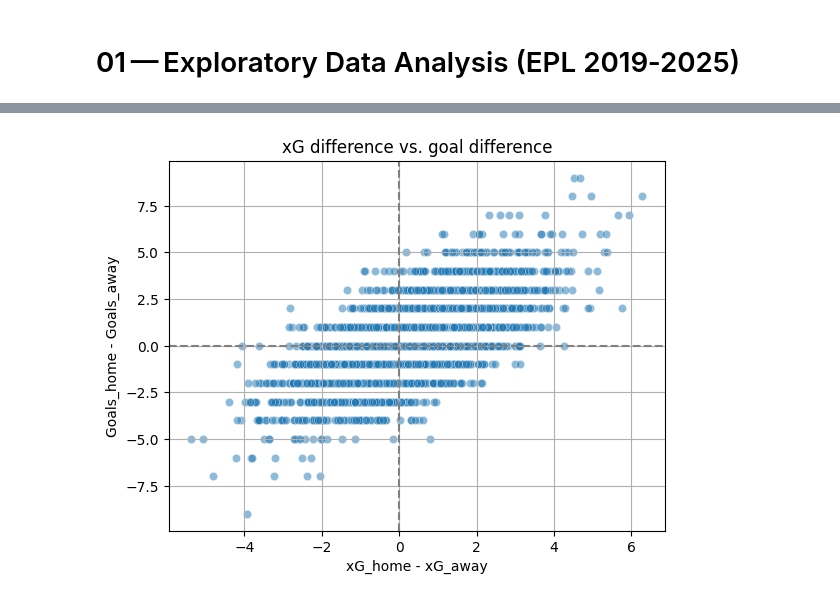
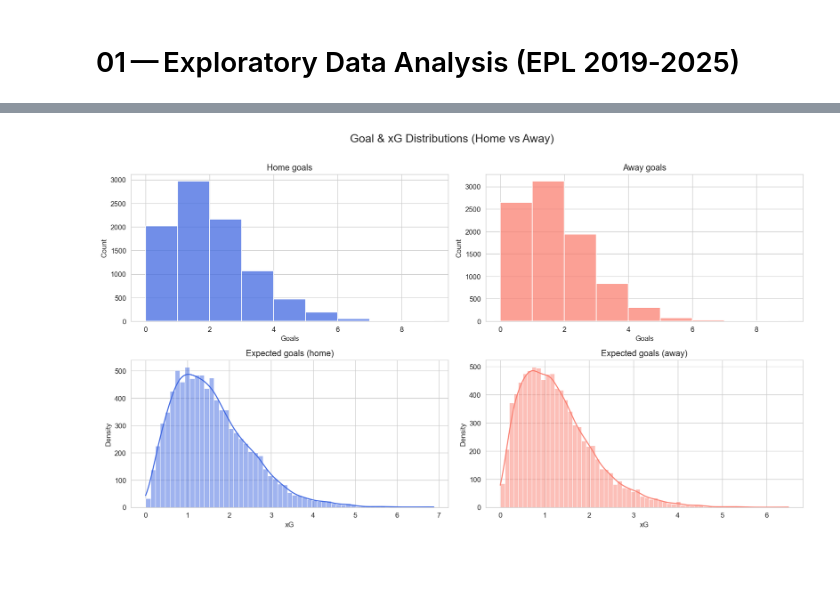
Before and after one commit to IntruderGuru/football-prediction, a Jupyter notebook: notebooks/01_eda.ipynb, the cells around one changed output, grey strips where cells are left out. Drawn from its saved outputs; the diff is of its cells as text; code cells hidden in the pictures; blank space fills up the shorter version.

Commit message:
fixed data and it's comrehenisve summary, a start to building the model

```diff
--- a/notebooks/01_eda.ipynb
+++ b/notebooks/01_eda.ipynb
@@ -67 +23,11 @@ memory usage: 1.1+ MB
+# %%
+sns.set_style("whitegrid")
+plt.rcParams["figure.dpi"] = 120
+
+
+df = pd.read_parquet("../data/processed/merged.parquet", engine="fastparquet")
+
+
+if "season" not in df.columns:
+    df["season"] = df["date"].dt.year
 # %%
@@ -90,15 +123,21 @@ plt.show()
 # %%
-df['xg_diff'] = df['xG_home'] - df['xG_away']
-df['goal_diff'] = df['home_goals'] - df['away_goals']
+fig, axes = plt.subplots(2, 2, figsize=(14, 8))
 
-sns.scatterplot(data=df, x='xg_diff', y='goal_diff', alpha=0.5)
-plt.axhline(0, ls='--', c='grey')
-plt.axvline(0, ls='--', c='grey')
-plt.title('xG difference vs. goal difference')
-plt.xlabel('xG_home - xG_away')
-plt.ylabel('Goals_home - Goals_away')
-plt.grid(True)
+sns.histplot(df["home_goals"], bins=range(0, 10), ax=axes[0,0], color="royalblue")
+axes[0,0].set(title="Home goals", xlabel="Goals", ylabel="Count")
+
+sns.histplot(df["away_goals"], bins=range(0, 10), ax=axes[0,1], color="salmon")
+axes[0,1].set(title="Away goals", xlabel="Goals", ylabel="Count")
+
+sns.histplot(df["xG_home"], kde=True, ax=axes[1,0], color="royalblue")
+axes[1,0].set(title="Expected goals (home)", xlabel="xG", ylabel="Density")
+
+sns.histplot(df["xG_away"], kde=True, ax=axes[1,1], color="salmon")
+axes[1,1].set(title="Expected goals (away)", xlabel="xG", ylabel="Density")
+
+plt.suptitle("Goal & xG Distributions (Home vs Away)", fontsize=16)
+plt.tight_layout(rect=[0,0,1,0.97])
 plt.show()
 # %% [output]
-[figure, old version]
+[figure, new version]
 # %%
```
Also changed, not shown: parts of 16 cells of this notebook, 12 other files.
